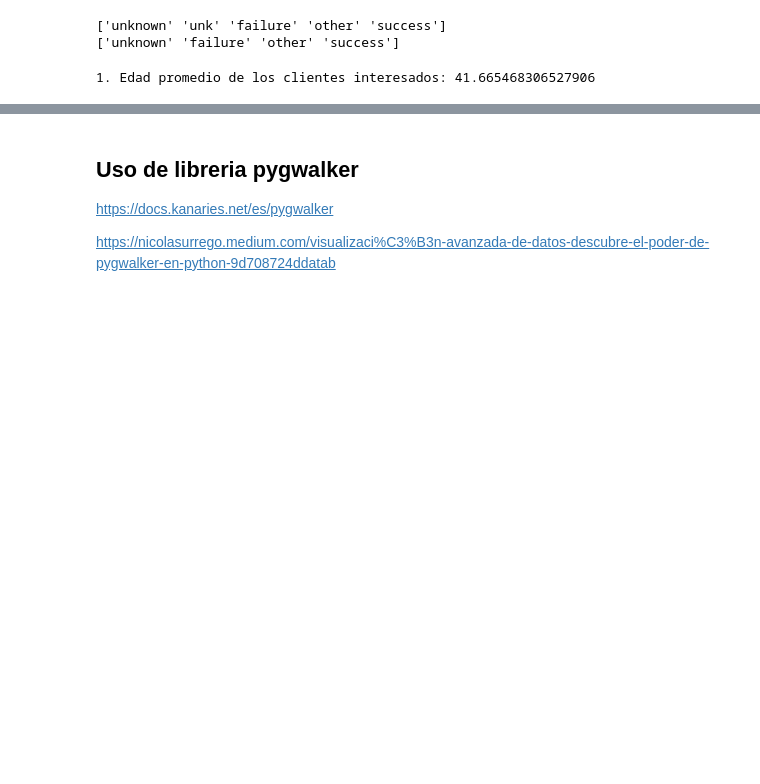
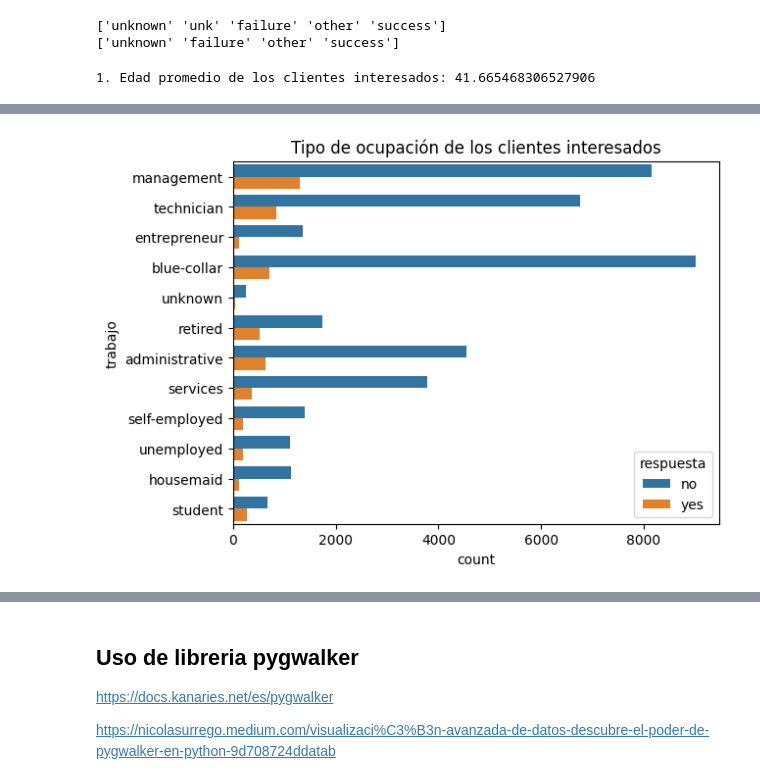
Before and after one commit to jhmendezr/TalentoTechJhMr, a Jupyter notebook: Laboratorio1_TalentoTech.ipynb, the cells around one changed output, grey strips where cells are left out. Saved outputs shown, nothing was run; the diff lists cells and outputs as text; code cells hidden in the pictures; blank space fills up the shorter version.

```diff
--- a/Laboratorio1_TalentoTech.ipynb
+++ b/Laboratorio1_TalentoTech.ipynb
@@ -597,7 +610,9 @@ plt.show()
 # %%
 #Tipo de ocupación de los clientes interesados:
-sns.countplot(y='job', hue='y', data=data)
+sns.countplot(y='trabajo', hue='respuesta', data=data)
 plt.title('Tipo de ocupación de los clientes interesados')
 plt.show()
+# %% [output]
+[figure, added]
 # %%
 #Patrón temporal en los contactos que conducen a una mayor conversión de clientes:
```
Also changed, not shown: parts of 8 cells of this notebook.
